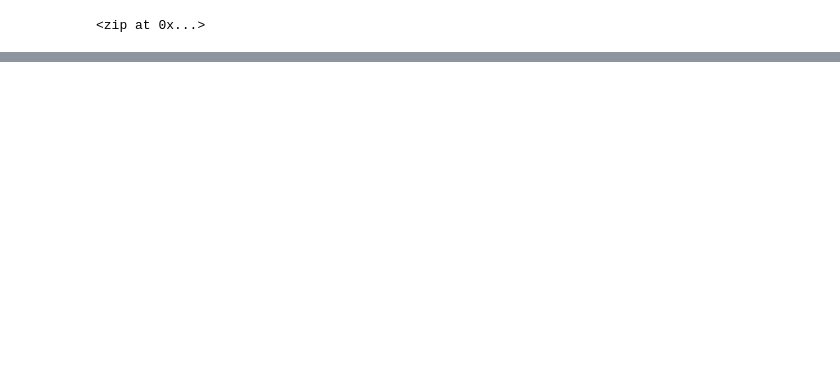
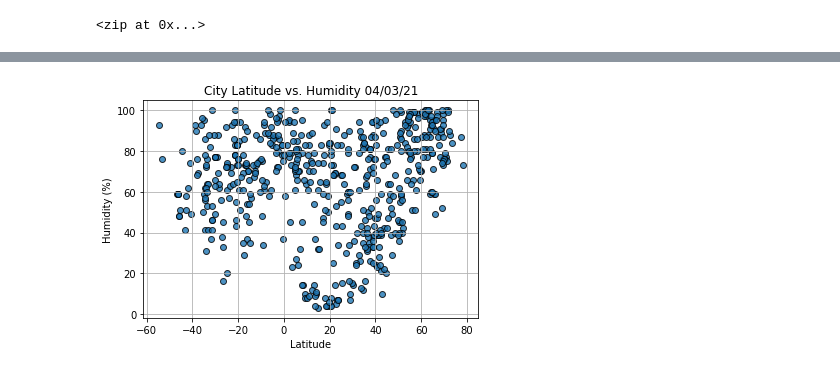
Before and after one commit to vd1310/World_Weather_Analysis, a Jupyter notebook: WeatherPy.ipynb, the cells around one changed output, grey strips where cells are left out. Cells and saved outputs as stored; diff of their text form; code cells hidden in the pictures; blank space fills up the shorter version.

```diff
--- a/WeatherPy.ipynb
+++ b/WeatherPy.ipynb
@@ -32,0 +57,18 @@ len(cities)
+# %%
+# Loop through all the cities in the list.
+cities_list = []
+for i, city in enumerate(cities):
+
+    # Group cities in sets of 50 for logging purposes.
+    if (i % 50 == 0 and i >= 50):
+        set_count += 1
+        record_count = 1
+    # Create endpoint URL with each city.
+    city_url = url + "&q=" + city.replace(" ","+")
+    cities_list.append(city_url)akl
+    print(city_url)
+
+    # Log the URL, record, and set numbers and the city.
+    print(f"Processing Record {record_count} of Set {set_count} | {city}")
+    # Add 1 to the record count.
+    record_count += 1
@@ -32,0 +219,18 @@ len(cities)
+# %%
+# Build the scatter plots for latitude vs. humidity.
+plt.scatter(lats,
+            humidity,
+            edgecolor="black", linewidths=1, marker="o",
+            alpha=0.8, label="Cities")
+
+# Incorporate the other graph properties.
+plt.title(f"City Latitude vs. Humidity "+ time.strftime("%x"))
+plt.ylabel("Humidity (%)")
+plt.xlabel("Latitude")
+plt.grid(True)
+# Save the figure.
+plt.savefig("weather_data/Fig2.png")
+# Show plot.
+plt.show()
+# %% [output]
+[figure, added]
```
Also changed, not shown: parts of 23 cells of this notebook, 20 other files.
